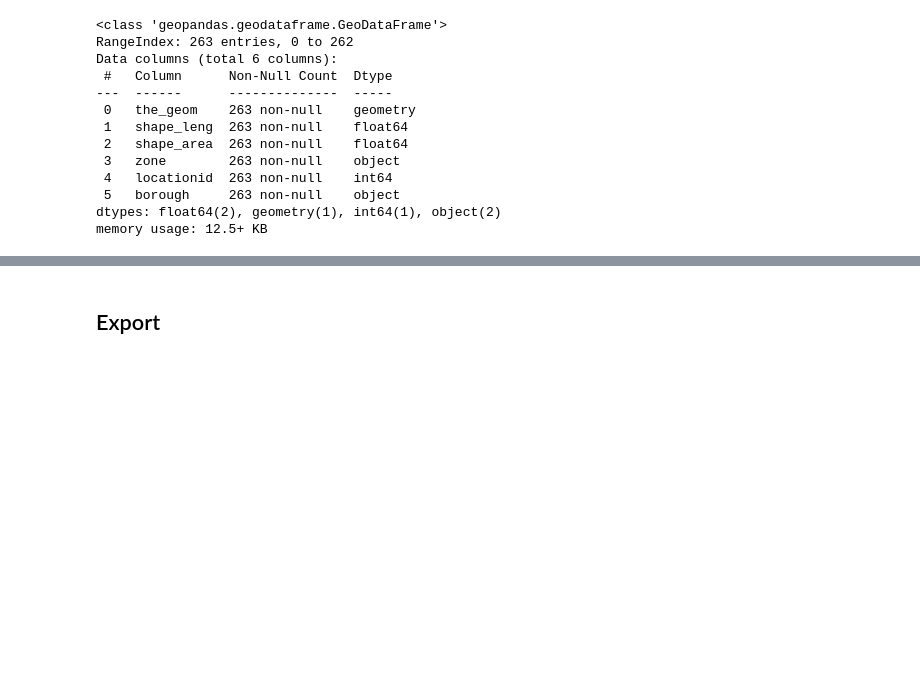
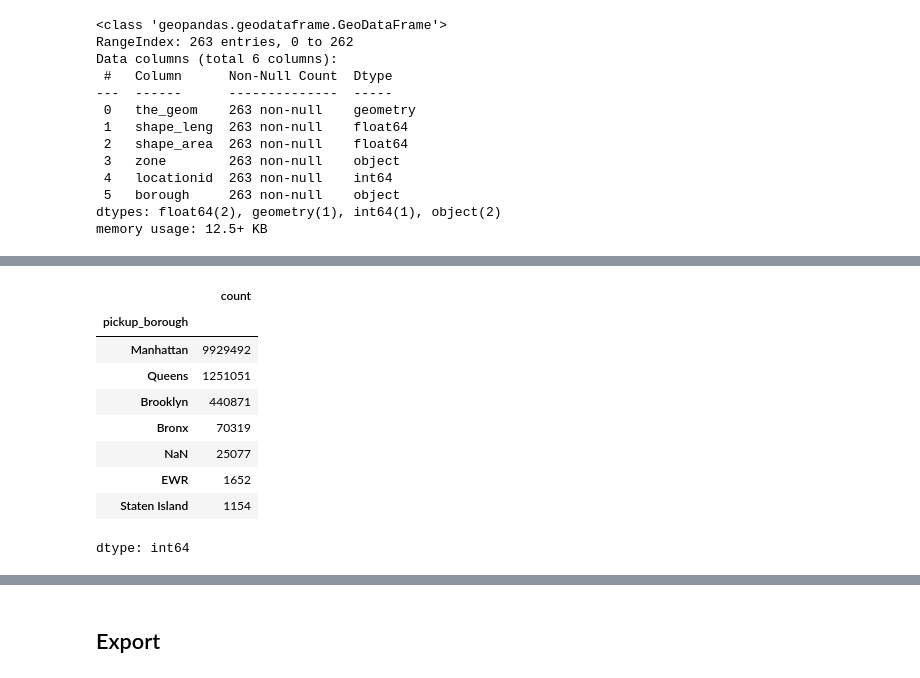
Before and after one commit to drod75/nyc_taxi_analysis, a Jupyter notebook: notebooks/data_collection.ipynb, the cells around one changed output, grey strips where cells are left out. Drawn from its saved outputs; the diff is of its cells as text; code cells hidden in the pictures; blank space fills up the shorter version.

```diff
--- a/notebooks/data_collection.ipynb
+++ b/notebooks/data_collection.ipynb
@@ -195,0 +356,13 @@ memory usage: 12.5+ KB
+# %%
+taxi_zone_df['pickup_borough'].value_counts(dropna=False)
+# %% [output]
+|  | count |
+| pickup_borough |  |
+| Manhattan | 9929492 |
+| Queens | 1251051 |
+| Brooklyn | 440871 |
+| Bronx | 70319 |
+| NaN | 25077 |
+| EWR | 1652 |
+| Staten Island | 1154 |
+dtype: int64
```
Also changed, not shown: parts of 29 cells of this notebook.
